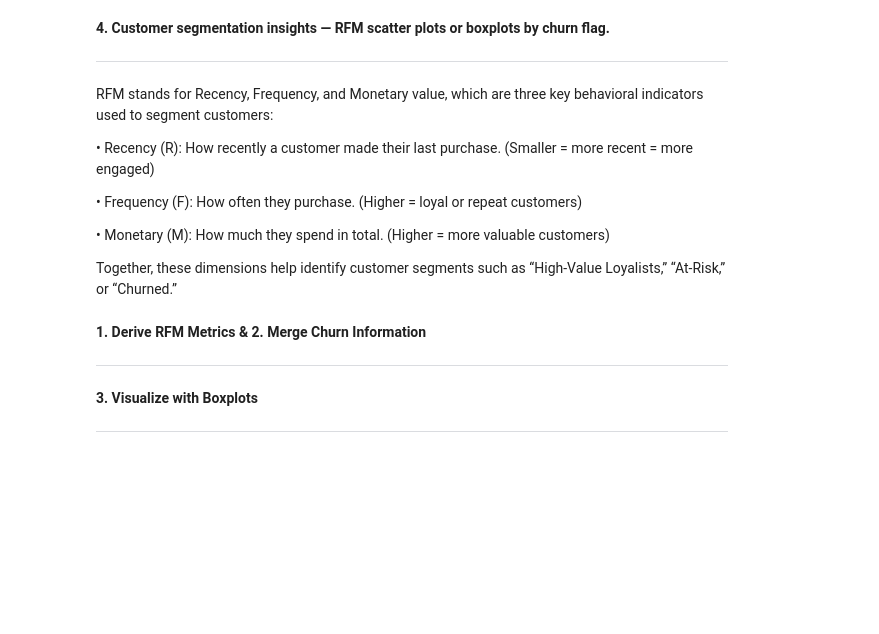
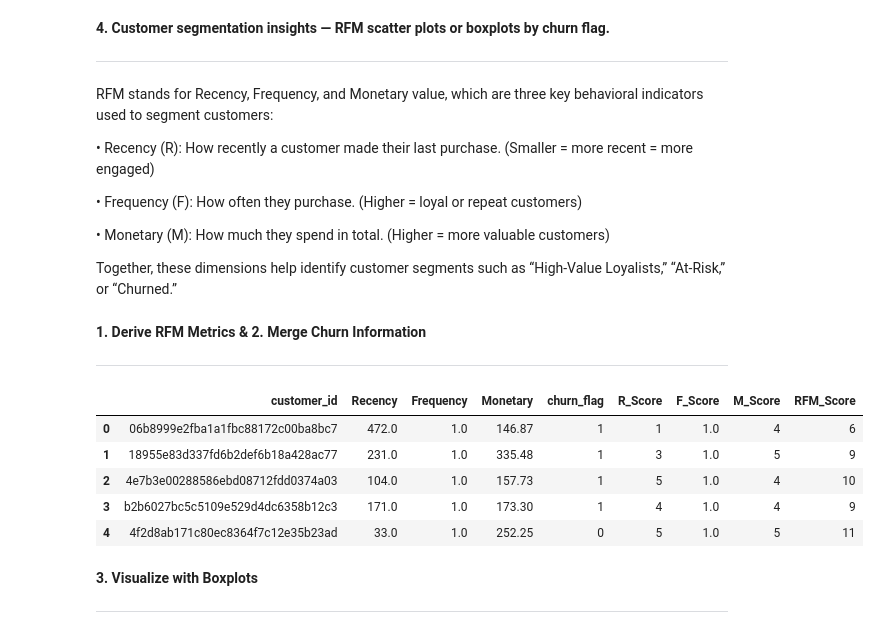
Before and after one commit to Kanakbaghel/Capstone_Project, a Jupyter notebook: Scripts/P1 : Data Cleaning and Exploration.ipynb, the cells around one changed output. Drawn from its saved outputs; the diff is of its cells as text; code cells hidden in the pictures; blank space fills up the shorter version.

```diff
--- a/Scripts/P1 : Data Cleaning and Exploration.ipynb
+++ b/Scripts/P1 : Data Cleaning and Exploration.ipynb
@@ -589,3 +589,21 @@ rfm = customers[['customer_id', 'days_since_last_order', 'total_orders', 'total_
 rfm.columns = ['customer_id', 'Recency', 'Frequency', 'Monetary']
 
 rfm = rfm.merge(customers[['customer_id', 'churn_flag']], on='customer_id')
+# %%
+# Example: assign scores based on quantiles
+rfm['R_Score'] = pd.qcut(rfm['Recency'], 5, labels=[5,4,3,2,1])
+rfm['F_Score'] = rfm['Frequency'] # Directly use Frequency as score since values are 1-5
+rfm['M_Score'] = pd.qcut(rfm['Monetary'], 5, labels=[1,2,3,4,5])
+
+# Combine into one RFM score
+rfm['RFM_Score'] = rfm['R_Score'].astype(int) + rfm['F_Score'].astype(int) + rfm['M_Score'].astype(int)
+# %%
+# check RFM values
+rfm.head()
+# %% [output]
+|  | customer_id | Recency | Frequency | Monetary | churn_flag | R_Score | F_Score | M_Score | RFM_Score |
+| 0 | 06b8999e2fba1a1fbc88172c00ba8bc7 | 472.0 | 1.0 | 146.87 | 1 | 1 | 1.0 | 4 | 6 |
+| 1 | 18955e83d337fd6b2def6b18a428ac77 | 231.0 | 1.0 | 335.48 | 1 | 3 | 1.0 | 5 | 9 |
+| 2 | 4e7b3e00288586ebd08712fdd0374a03 | 104.0 | 1.0 | 157.73 | 1 | 5 | 1.0 | 4 | 10 |
+| 3 | b2b6027bc5c5109e529d4dc6358b12c3 | 171.0 | 1.0 | 173.30 | 1 | 4 | 1.0 | 4 | 9 |
+| 4 | 4f2d8ab171c80ec8364f7c12e35b23ad | 33.0 | 1.0 | 252.25 | 0 | 5 | 1.0 | 5 | 11 |
```
Also changed, not shown: parts of 2 cells of this notebook.
